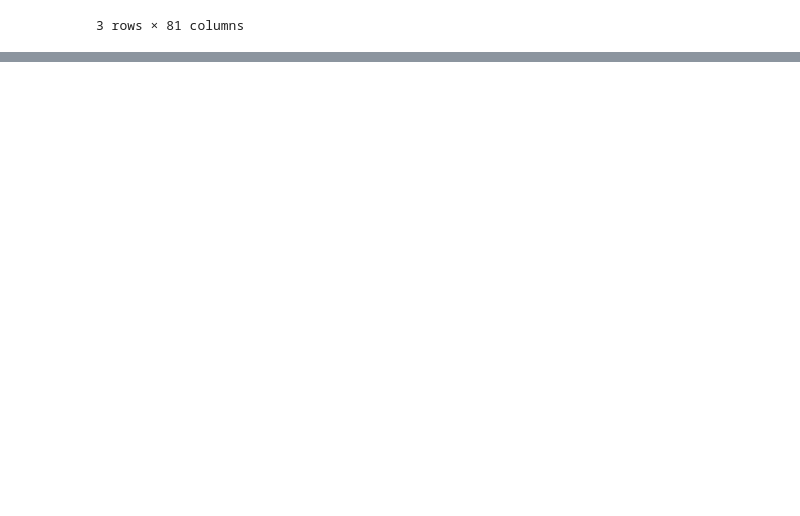
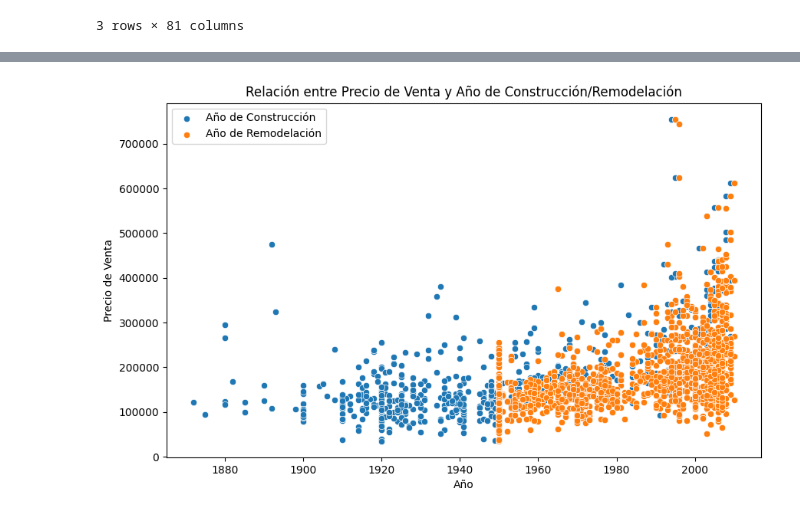
Before and after one commit to bl33h/housePricesRegression, a Jupyter notebook: housePricesRegression.ipynb, the cells around one changed output, grey strips where cells are left out. Drawn from its saved outputs; the diff is of its cells as text; code cells hidden in the pictures; blank space fills up the shorter version.

```diff
--- a/housePricesRegression.ipynb
+++ b/housePricesRegression.ipynb
@@ -23,0 +64,11 @@ df.head(3)
+# %%
+plt.figure(figsize=(10, 6))
+sns.scatterplot(x='YearBuilt', y='SalePrice', data=df, label='Año de Construcción')
+sns.scatterplot(x='YearRemodAdd', y='SalePrice', data=df, label='Año de Remodelación')
+plt.title('Relación entre Precio de Venta y Año de Construcción/Remodelación')
+plt.xlabel('Año')
+plt.ylabel('Precio de Venta')
+plt.legend()
+plt.show()
+# %% [output]
+[figure, added]
```
Also changed, not shown: parts of 9 cells of this notebook.
